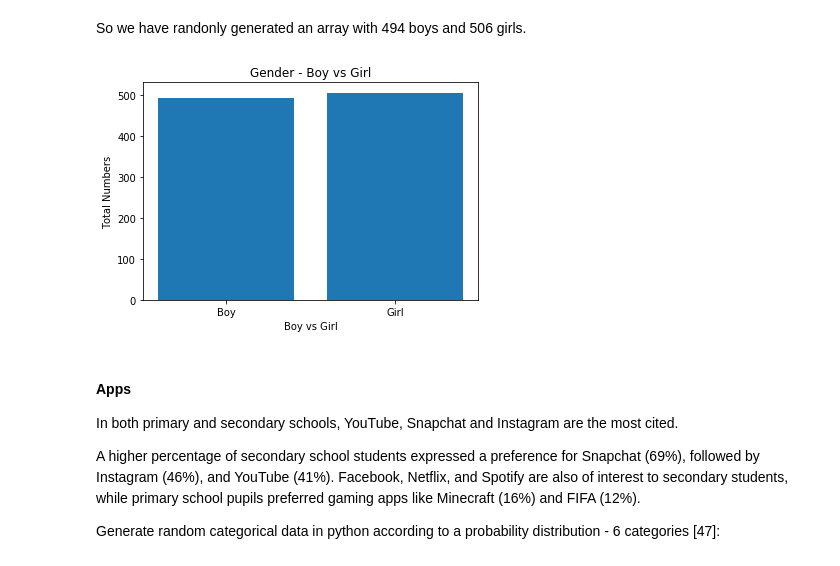
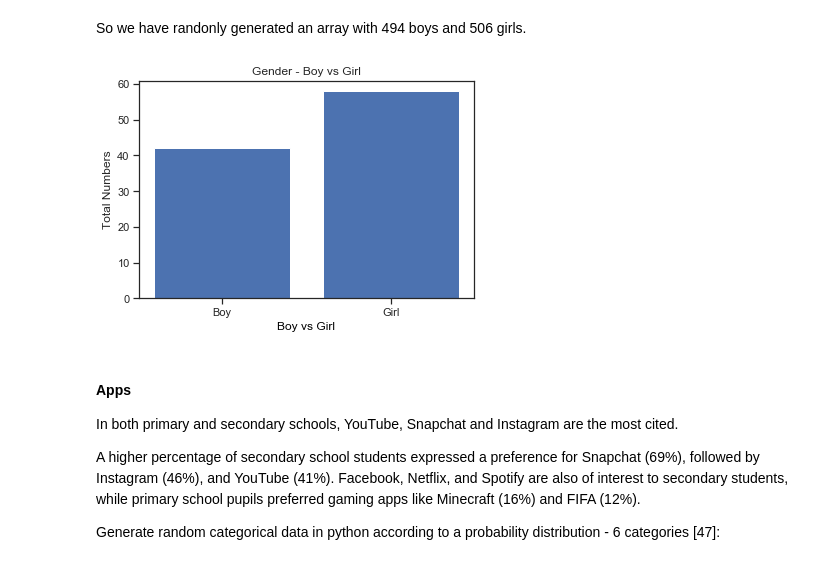
Before and after one commit to HenkT28/Programming_For_Data_Analysis_Project, a Jupyter notebook: Programming_For_Data_Analysis_Project.ipynb, the cells around one changed output. Drawn from its saved outputs; the diff is of its cells as text; code cells hidden in the pictures.

```diff
--- a/Programming_For_Data_Analysis_Project.ipynb
+++ b/Programming_For_Data_Analysis_Project.ipynb
@@ -497,29 +474,31 @@ So we have randonly generated an array with 494 boys and 506 girls.
 # %%
 # Different meanings of brackets in python (51):
 # []: Used to define mutable data types - lists, list comprehensions and for indexing/lookup/slicing.
 # (): Define tuples, order of operations, generator expressions, function calls and other syntax.
 # {}: The two hash table types - dictionaries and sets.
 
 # Create list - 494 boys and 506 girls
-number_genders = [494, 506]
+# number_genders = [494, 506]
+# Create list - 42 boys and 58 girls
+number_genders = [42, 58]
 
 # Order of operations
 barchart_names = ('Boy', 'Girl')
 
 # Create bar names
 y_pos = np.arange(len(barchart_names))
 plt.bar(y_pos, number_genders)
 
 # Create names on the x-axis
 plt.xticks(y_pos, barchart_names)
 plt.xlabel('Boy vs Girl', fontweight='normal', color = 'black')
 
 # Create names on the y-axis
 plt.ylabel("Total Numbers")
 plt.title("Gender - Boy vs Girl")
 plt.show()
 # %% [output]
-[figure, old version]
+[figure, new version]
 # %% [markdown]
 #### Apps
 
```
Also changed, not shown: parts of 58 cells of this notebook.
